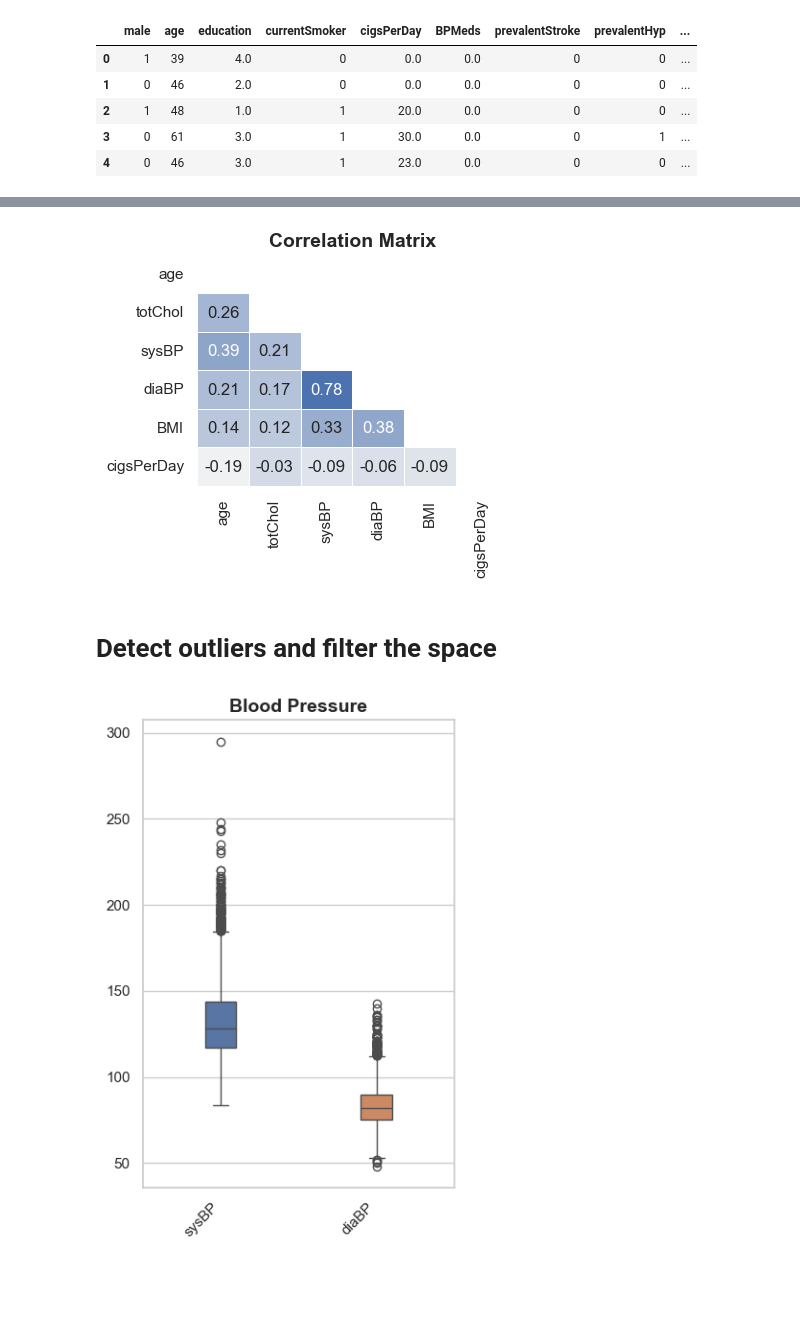
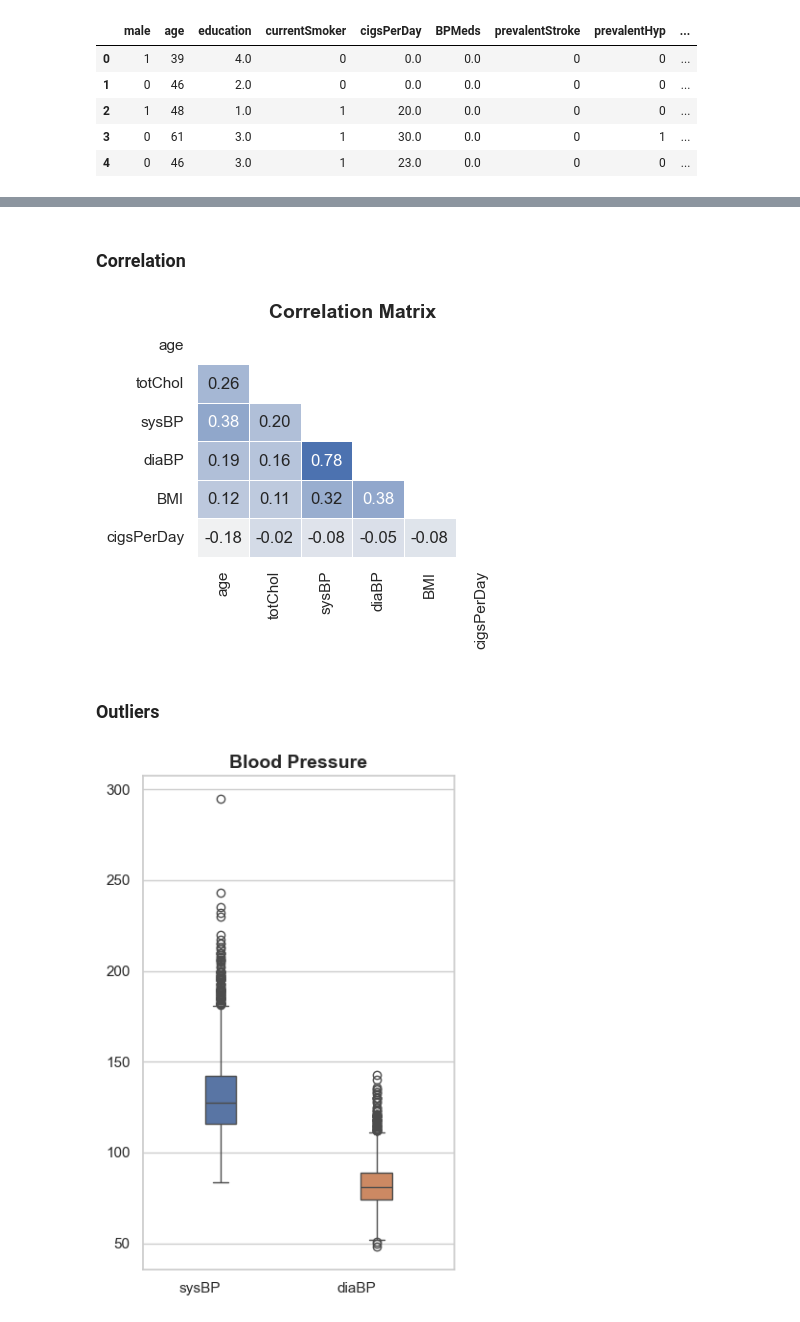
Before and after one commit to TarMatt/Coronary_disease, a Jupyter notebook: uni_project.ipynb, the cells around one changed output, grey strips where cells are left out. Drawn from its saved outputs; the diff is of its cells as text; code cells hidden in the pictures; blank space fills up the shorter version.

```diff
--- a/uni_project.ipynb
+++ b/uni_project.ipynb
@@ -21,16 +33,21 @@ dataframe.head()
 # %%
+# Divide continuous and discrete and filter out undesired variables
+dataframe = dataframe[dataframe['BPMeds']==0]
 continuous_data = dataframe[['age','totChol','sysBP','diaBP','BMI','cigsPerDay']]
 discrete_data = dataframe[['male','prevalentStroke','diabetes','TenYearCHD']]
+
+data = dataframe[['age','totChol','sysBP','diaBP','BMI','cigsPerDay','male','prevalentStroke','diabetes','TenYearCHD']]
+# %% [markdown]
+### Correlation
 # %%
-# Step 1: Calculate the correlation matrix
+# Correlation matrix
 corr_matrix = continuous_data.corr()
 
-plt.figure(figsize=(4, 3))  # Slightly larger for better readability
+plt.figure(figsize=(4, 3))
 sns.set(style="white")
 cmap=sns.color_palette("light:b", as_cmap=True)
 mask = np.triu(np.ones_like(corr_matrix, dtype=bool),k=0)
 
-# Draw the heatmap with specified vmin and vmax
 sns.heatmap(
     corr_matrix,
     mask=mask,
@@ -46,24 +63,24 @@ plt.xticks(rotation=90)
 plt.yticks(rotation=0)
 plt.show()
 # %% [output]
-[figure, old version]
+[figure, new version]
-# %% [markdown]
-# Detect outliers and filter the space
+# %% [markdown]
+### Outliers
 # %%
 data_pr = continuous_data[['sysBP','diaBP']]
 
 import seaborn as sns
 import matplotlib.pyplot as plt
 
 # Assuming you have a DataFrame named `df`
 plt.figure(figsize=(4, 6))
 sns.set(style="whitegrid")
 
 sns.boxplot(data=data_pr,width=0.2)  # By default, boxplots are vertical
 
 plt.title("Blood Pressure", fontsize=14, fontweight='bold')
-plt.xticks(rotation=45, ha='right')
+plt.xticks(rotation=0, ha='right')
 plt.tight_layout()
 plt.show()
 # %% [output]
-[figure, old version]
+[figure, new version]
```
Also changed, not shown: parts of 59 cells of this notebook.
